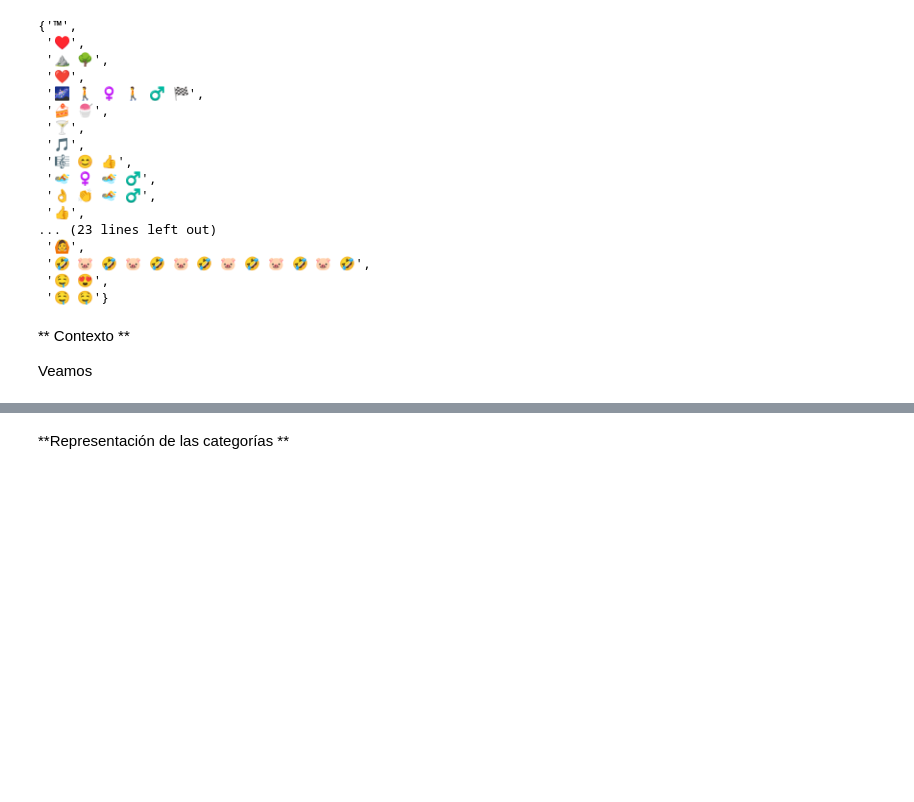
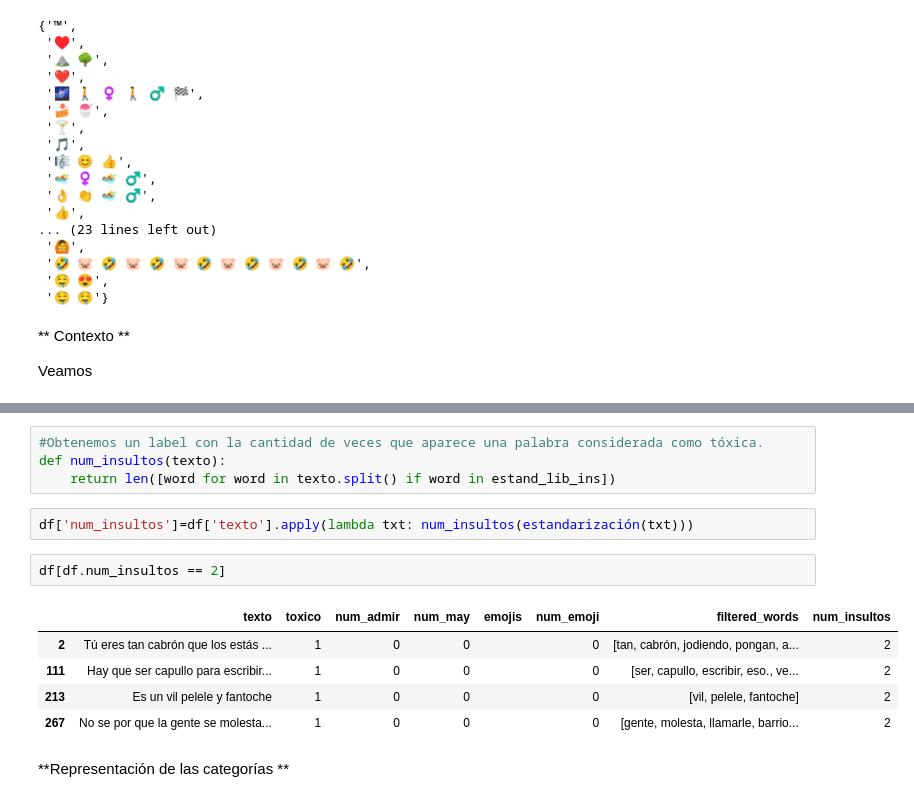
Before and after one commit to SpRdgz/TFM, a Jupyter notebook: EDA_TWEETER.ipynb, the cells around one changed output, grey strips where cells are left out. Drawn from its saved outputs; the diff is of its cells as text; blank space fills up the shorter version.

Commit message:
modificacion necesaria para el paper

```diff
--- a/EDA_TWEETER.ipynb
+++ b/EDA_TWEETER.ipynb
@@ -228,3 +227,17 @@ emoticons_sad = set([
+# %%
+#Obtenemos un label con la cantidad de veces que aparece una palabra considerada como tóxica.
+def num_insultos(texto):
+    return len([word for word in texto.split() if word in estand_lib_ins])
+# %%
+df['num_insultos']=df['texto'].apply(lambda txt: num_insultos(estandarización(txt)))
+# %%
+df[df.num_insultos == 2]
+# %% [output]
+|  | texto | toxico | num_admir | num_may | emojis | num_emoji | filtered_words | num_insultos |
+| 2 | Tú eres tan cabrón que los estás ... | 1 | 0 | 0 |  | 0 | [tan, cabrón, jodiendo, pongan, a... | 2 |
+| 111 | Hay que ser capullo para escribir... | 1 | 0 | 0 |  | 0 | [ser, capullo, escribir, eso., ve... | 2 |
+| 213 | Es un vil pelele y fantoche | 1 | 0 | 0 |  | 0 | [vil, pelele, fantoche] | 2 |
+| 267 | No se por que la gente se molesta... | 1 | 0 | 0 |  | 0 | [gente, molesta, llamarle, barrio... | 2 |
 # %% [markdown]
 **Representación de las categorías **
 # %%
```
Also changed, not shown: parts of 20 cells of this notebook.
